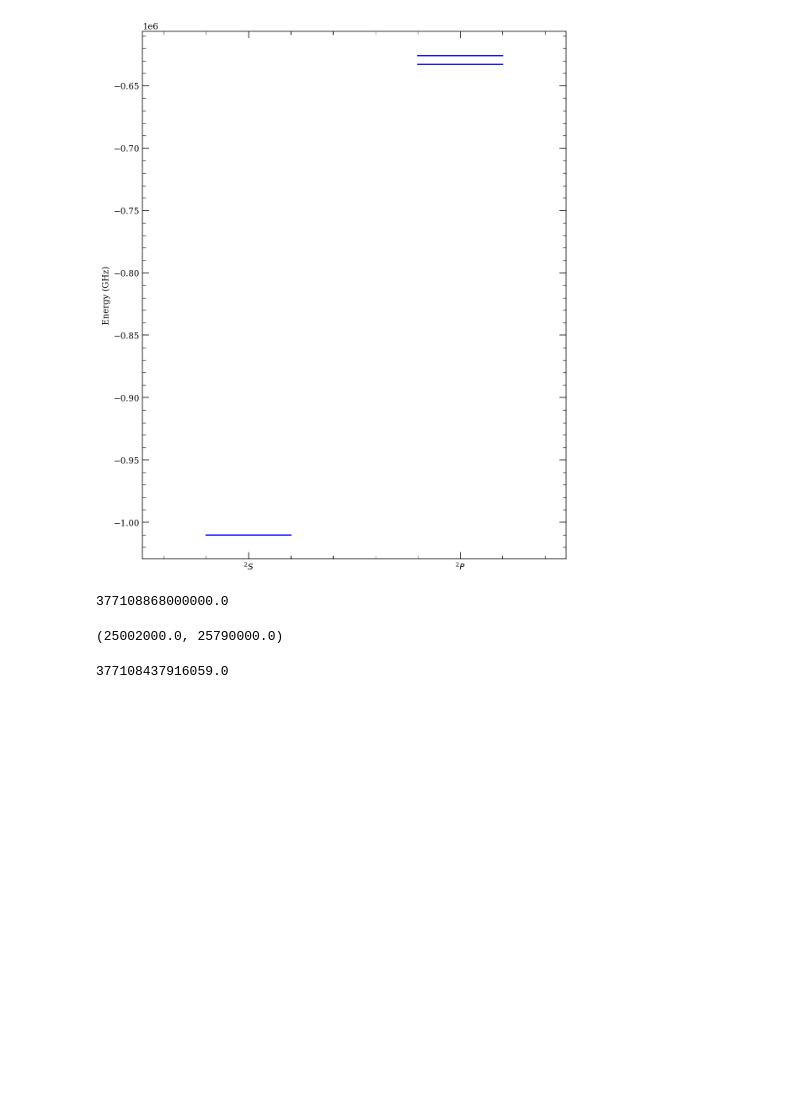
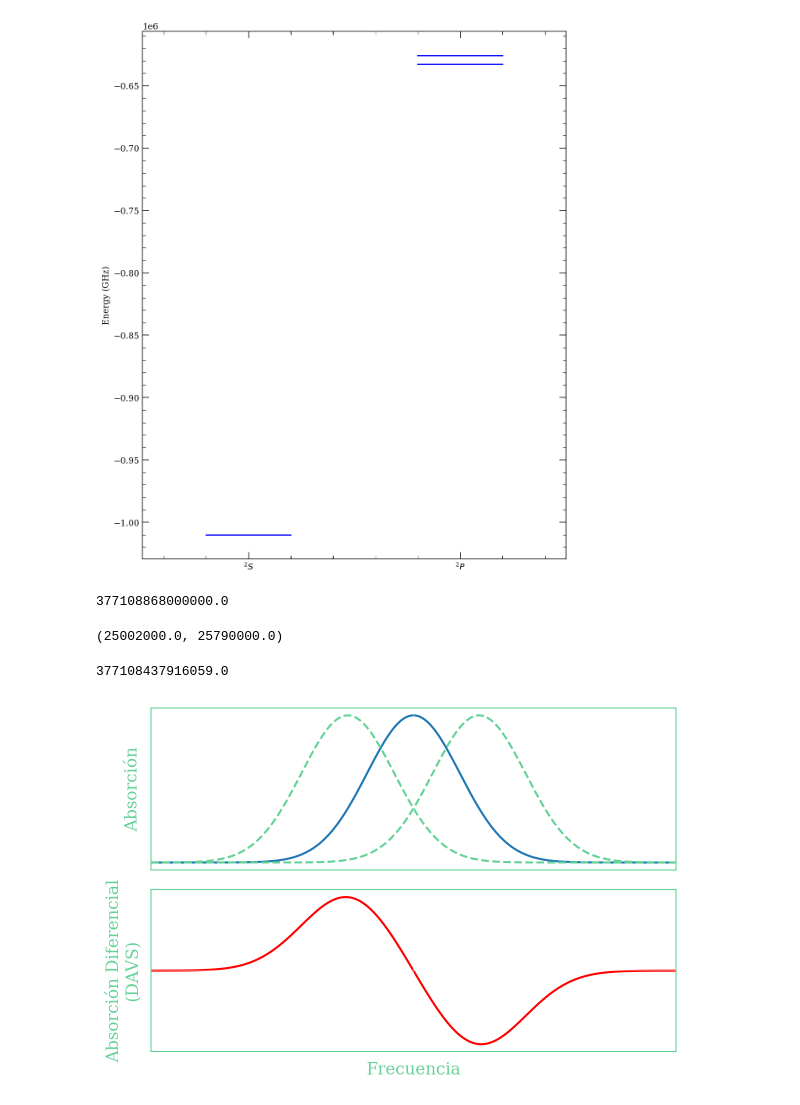
Before and after one commit to agustinbrusco/Laboratorio5, a Jupyter notebook: Datos y código - Práctica 2/graficos_charla.ipynb, the cells around one changed output. Drawn from its saved outputs; the diff is of its cells as text; code cells hidden in the pictures; blank space fills up the shorter version.

```diff
--- a/Datos y código - Práctica 2/graficos_charla.ipynb
+++ b/Datos y código - Práctica 2/graficos_charla.ipynb
@@ -38,3 +38,52 @@ rb85_atom.getTransitionFrequency(n1=5, l1=0, j1=0.5,
                                  n2=5, l2=1, j2=0.5, ) + rb85_atom.getHFSCoefficients(5, 0, 0.5)[0]
 # %% [output]
 377108437916059.0
+# %%
+import numpy as np
+import matplotlib.pyplot as plt
+from matplotlib.colors import Normalize  # Para el coloreo dinamico
+# Formato para matplotlib
+%matplotlib inline
+%config InlineBackend.figure_format='retina'
+plt.rcParams['font.family'] = 'serif'
+plt.rcParams['mathtext.fontset'] = 'cm'
+plt.rcParams['figure.dpi'] = 100
+plt.rcParams['legend.fontsize'] = 10
+plt.rcParams['axes.labelsize'] = 'large'
+plt.rcParams['axes.xmargin'] = 0
+# %%
+x = np.linspace(-4, 4, 10000)
+y = np.exp(-x**2)
+y1 = np.exp(-(x - 1)**2)
+y2 = np.exp(-(x + 1)**2)
+
+
+with plt.rc_context({
+    'text.color': "#63d297",
+    'axes.labelcolor': "#63d297",
+    'xtick.color': "w",
+    'ytick.color': "w",
+    }):
+    # Plots:
+    fig, axs = plt.subplots(2, 1, sharex=True, figsize=(6, 4), tight_layout=True)
+    axs[0].patch.set_alpha(0.)
+    axs[1].patch.set_alpha(0.)
+    for ax in axs:
+        for spine in ax.spines.values():
+            spine.set_edgecolor('#63d297')
+    axs[0].plot(x, y, '-', c="C0")
+    axs[0].plot(x, y1, '--', c="#63d297")
+    axs[0].plot(x, y2, '--', c="#63d297")
+    axs[1].plot(x, y2-y1, '-', c="r")
+    axs[1].axhline(0, ls="-", c="w", lw=0.75, alpha=0.3)
+    axs[1].text(1, 0.1, "$y=0$", c="w", alpha=0.3, size=14)
+    for ax in axs:
+        ax.axvline(0, ls="-", c="w", lw=0.75, alpha=0.3)
+        ax.set_xticks([])
+        ax.set_yticks([])
+    axs[0].set_ylabel("Absorción")
+    axs[1].set_ylabel("Absorción Diferencial\n(DAVS)")
+    axs[1].set_xlabel("Frecuencia")
+    plt.show()
+# %% [output]
+[figure, added]
```
Also changed, not shown: 1 other file.
